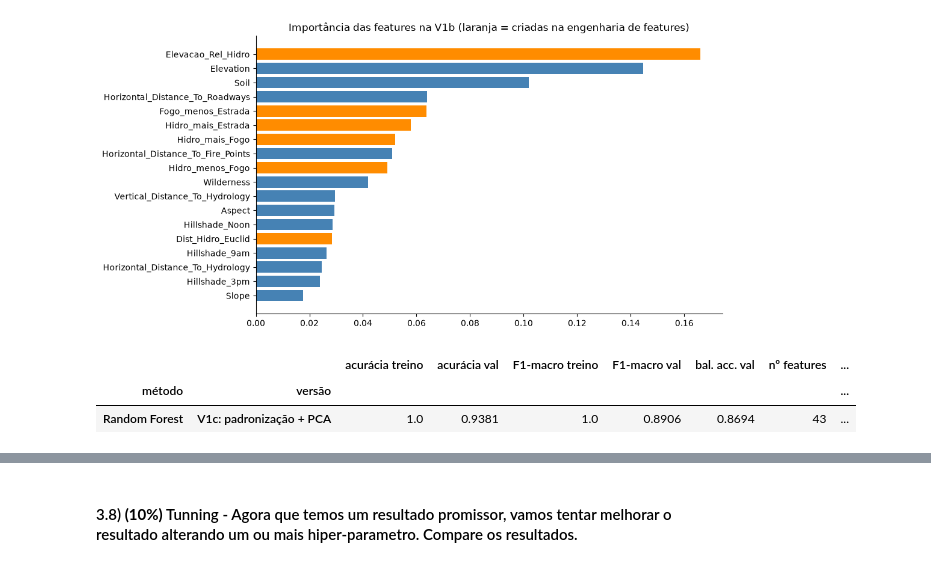
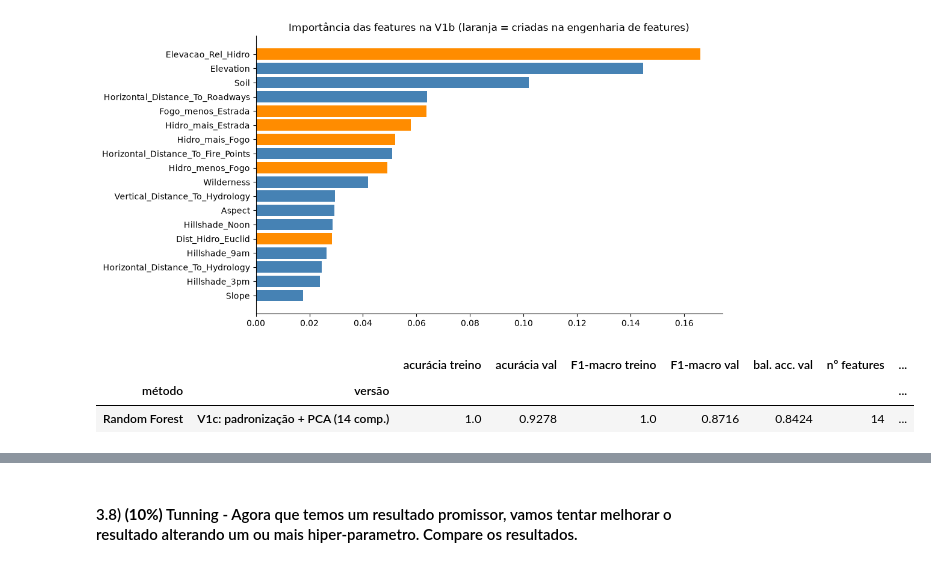
Before and after one commit to lip3bit/classificador_projeto, a Jupyter notebook: classificador.ipynb, the cells around one changed output, grey strips where cells are left out. Drawn from its saved outputs; the diff is of its cells as text; code cells hidden in the pictures.

```diff
--- a/classificador.ipynb
+++ b/classificador.ipynb
@@ -794,15 +880,15 @@ plt.show()
 | Random Forest | V1b: compactado + engenharia | 1.0 | 0.9706 | 1.0 | 0.9451 | 0.9364 | 18 | ... |
 [figure]
 # %%
-modelo, _ = avaliar('Random Forest', 'V1c: padronização + PCA',
-                    Pipeline([('esc', StandardScaler()),
+modelo, _ = avaliar('Random Forest', f'V1c: padronização + PCA ({n_95} comp.)',
+                    Pipeline([('prep', escalonador()),
                               ('pca', PCA(n_components=0.95, random_state=RANDOM_STATE)),
                               ('rf', RandomForestClassifier(n_jobs=-1, random_state=RANDOM_STATE))]))
 del modelo
 # %% [output]
 |  |  | acurácia treino | acurácia val | F1-macro treino | F1-macro val | bal. acc. val | nº features | ... |
 | método | versão |  |  |  |  |  |  | ... |
-| Random Forest | V1c: padronização + PCA | 1.0 | 0.9381 | 1.0 | 0.8906 | 0.8694 | 43 | ... |
+| Random Forest | V1c: padronização + PCA (14 comp.) | 1.0 | 0.9278 | 1.0 | 0.8716 | 0.8424 | 14 | ... |
 # %%
 comparar('Random Forest')
 # %% [output]
```
Also changed, not shown: parts of 20 cells of this notebook, 1 other file.
